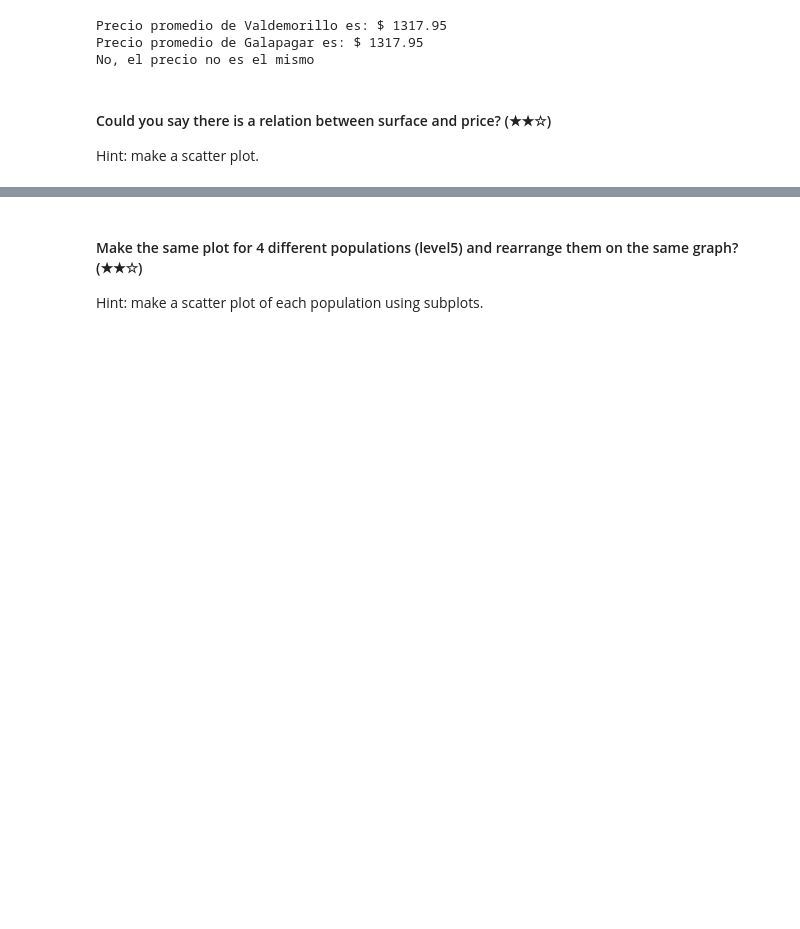
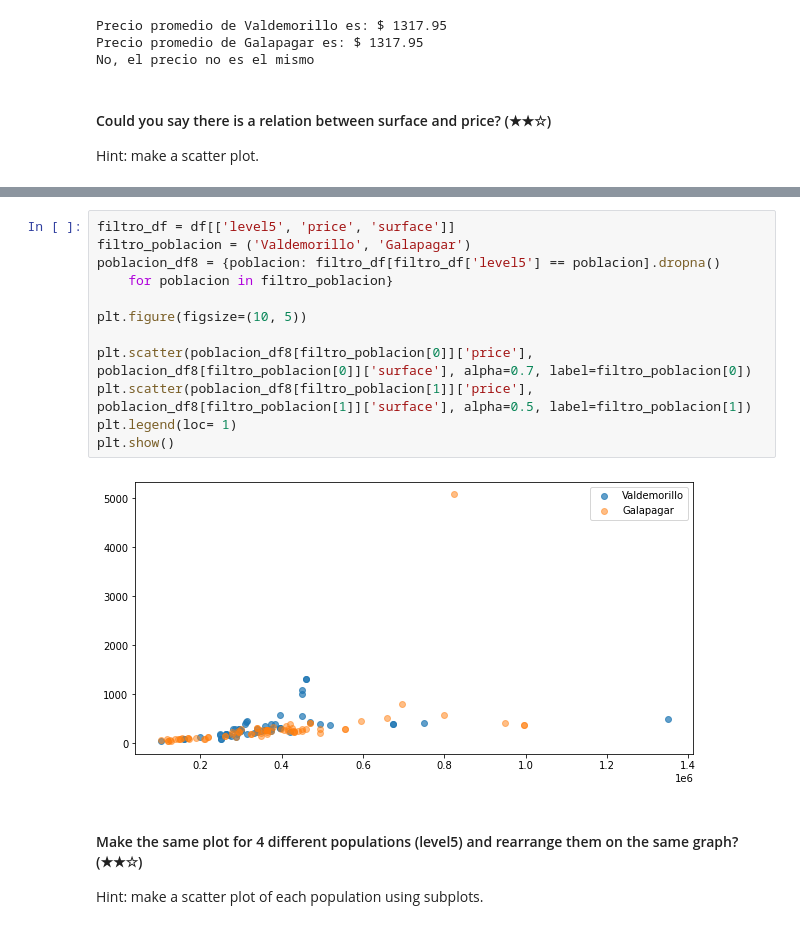
Before and after one commit to 4GeeksAcademy/realestate-datacleanup-exercise, a Jupyter notebook: project.ipynb, the cells around one changed output, grey strips where cells are left out. Drawn from its saved outputs; the diff is of its cells as text; blank space fills up the shorter version.

```diff
--- a/project.ipynb
+++ b/project.ipynb
@@ -374,3 +403,17 @@ Hint: make a scatter plot.
+# %%
+filtro_df = df[['level5', 'price', 'surface']]
+filtro_poblacion = ('Valdemorillo', 'Galapagar')
+poblacion_df8 = {poblacion: filtro_df[filtro_df['level5'] == poblacion].dropna()
+    for poblacion in filtro_poblacion}
+
+plt.figure(figsize=(10, 5))
+
+plt.scatter(poblacion_df8[filtro_poblacion[0]]['price'], poblacion_df8[filtro_poblacion[0]]['surface'], alpha=0.7, label=filtro_poblacion[0])
+plt.scatter(poblacion_df8[filtro_poblacion[1]]['price'], poblacion_df8[filtro_poblacion[1]]['surface'], alpha=0.5, label=filtro_poblacion[1])
+plt.legend(loc= 1)
+plt.show()
+# %% [output]
+[figure, added]
 # %% [markdown]
 #### Make the same plot for 4 different populations (level5) and rearrange them on the same graph? (★★☆)
 Hint: make a scatter plot of each population using subplots.
```
Also changed, not shown: parts of 2 cells of this notebook.
